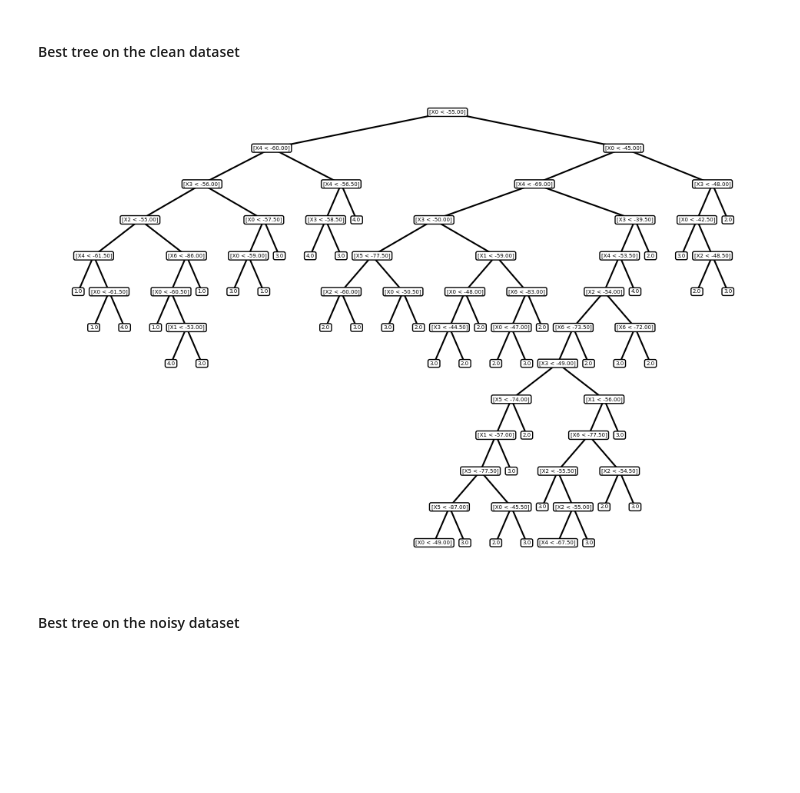
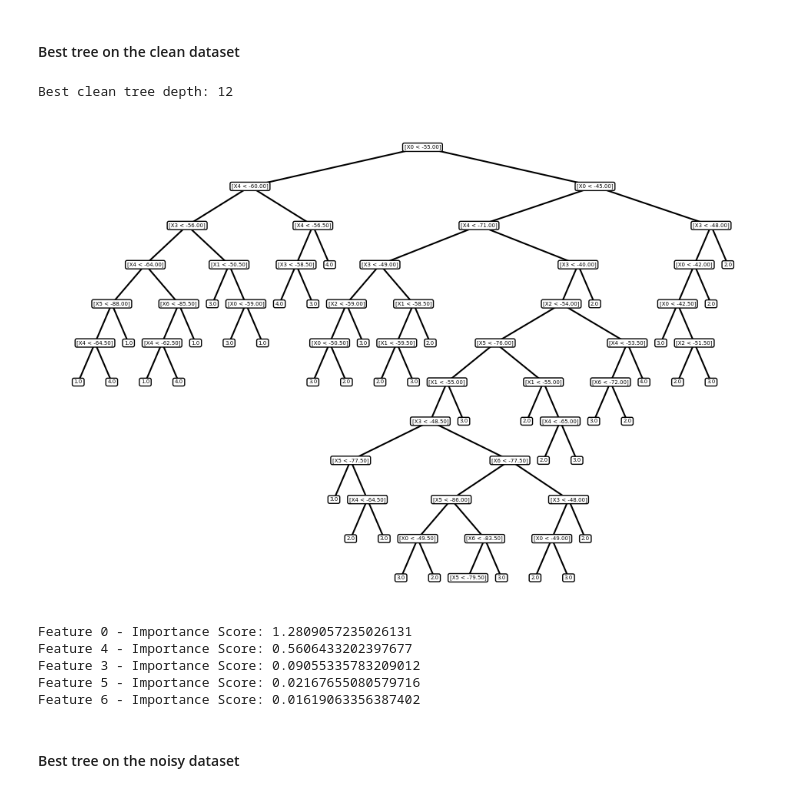
Before and after one commit to dhaulagiri0/intro-to-ml-cw-1, a Jupyter notebook: cw.ipynb, the cells around one changed output. Saved outputs shown, nothing was run; the diff lists cells and outputs as text; code cells hidden in the pictures; blank space fills up the shorter version.

Commit message:
Add tree feature importance ranking

```diff
--- a/cw.ipynb
+++ b/cw.ipynb
@@ -47,3 +47,7 @@ plt = tree.visualise(1, tree.depth)
 plt.show()
 # %% [output]
 [figure]
+# %%
+top_k_features = tree.get_top_k_features(k=5)
+for feature_idx, importance_score in top_k_features:
+    print(f"Feature {feature_idx} - Importance Score: {importance_score}")
@@ -192,9 +187,20 @@ F1 Score per class:
 # %%
 best_clean_tree = clean_metrics["best_tree"]
 plt = best_clean_tree.visualise(1, best_clean_tree.depth)
+print(f"Best clean tree depth: {best_clean_tree.depth}")
 plt.show()
+
+top_k_features = best_clean_tree.get_top_k_features(k=5)
+for feature_idx, importance_score in top_k_features:
+    print(f"Feature {feature_idx} - Importance Score: {importance_score}")
 # %% [output]
+Best clean tree depth: 12
-[figure, old version]
+[figure, new version]
+Feature 0 - Importance Score: 1.2809057235026131
+Feature 4 - Importance Score: 0.5606433202397677
+Feature 3 - Importance Score: 0.09055335783209012
+Feature 5 - Importance Score: 0.02167655080579716
+Feature 6 - Importance Score: 0.01619063356387402
 # %% [markdown]
 #### Best tree on the noisy dataset
 # %%
```
Also changed, not shown: parts of 5 cells of this notebook, 2 other files.
